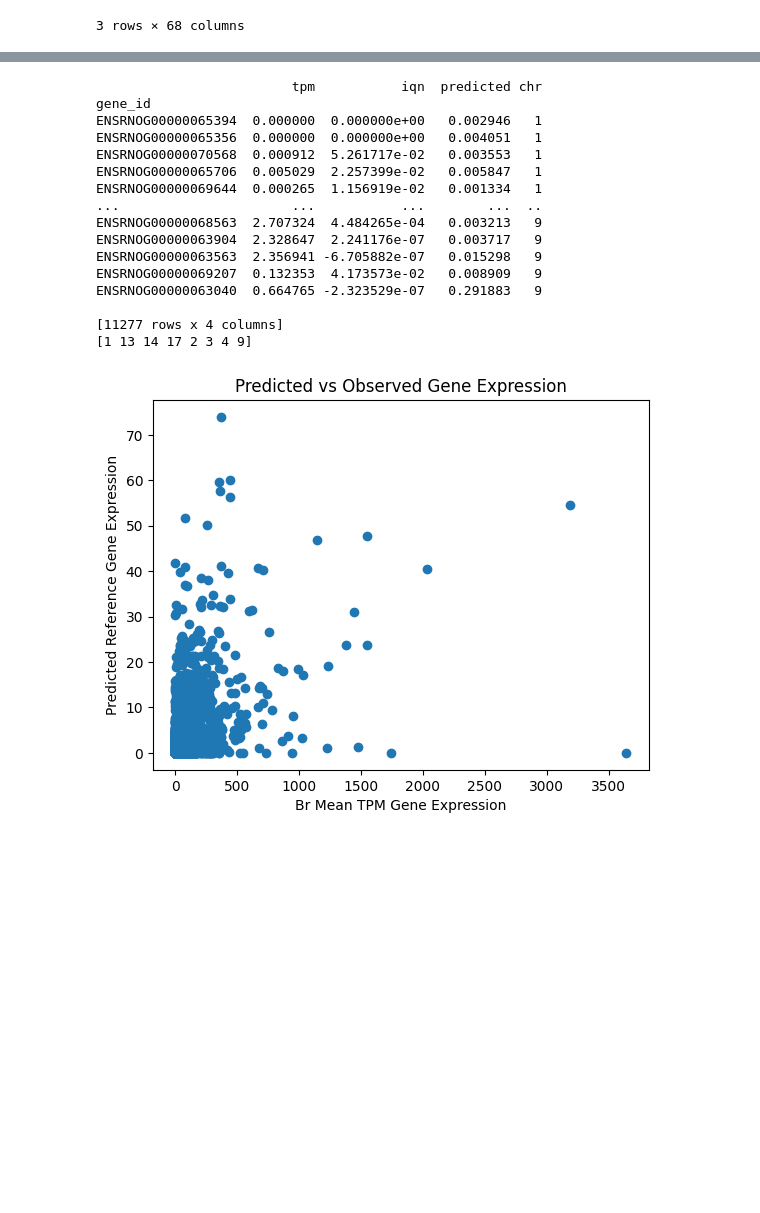
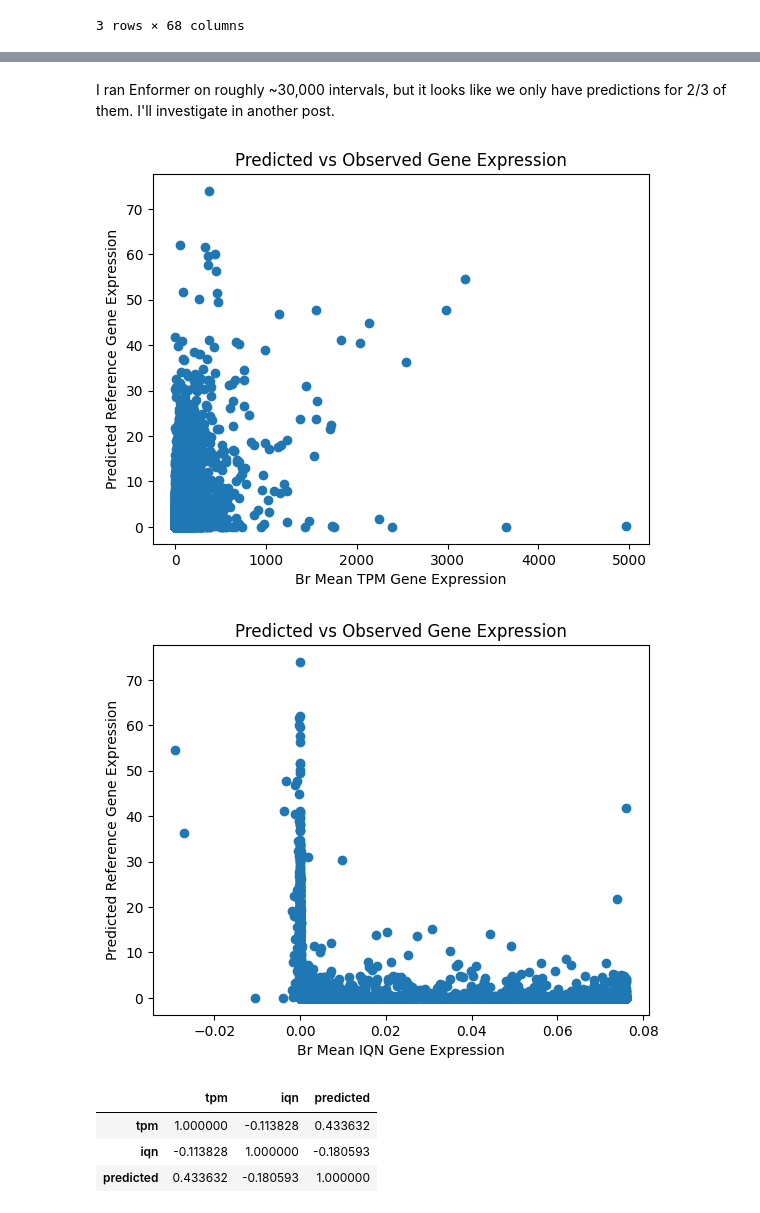
Before and after one commit to hakyimlab/sabrina-deep-learning-in-genomics, a Jupyter notebook: posts/2023-08-10-correlation-across-genes/index.ipynb, the cells around one changed output, grey strips where cells are left out. Saved outputs shown, nothing was run; the diff lists cells and outputs as text; code cells hidden in the pictures; blank space fills up the shorter version.

Commit message:
update with plots and correlation table

```diff
--- a/posts/2023-08-10-correlation-across-genes/index.ipynb
+++ b/posts/2023-08-10-correlation-across-genes/index.ipynb
@@ -103,18 +103,21 @@ annot_df.head(3)
 | ENSRNOG00000070901 | Irgq | 1 | 80123925 | 80131881 | + | 80123925 | immunity-related GTPase Q | True | True | ... |
 3 rows × 68 columns
 # %%
-for gene in corr_df.index:
-    gene_annot = annot_df.loc[gene]
-    corr_df['chr'].loc[gene] = gene_annot['chromosome']
-    interval = f"chr{gene_annot['chromosome']}_{gene_annot['tss']}_{gene_annot['tss']}"
-    path = os.path.join(predictions_dir, f"{interval}_predictions.h5")
-    if os.path.isfile(path):
-        predictions = h5py.File(path, "r")
-        pred_expr = np.average(predictions[interval][446:450, 4980])
-        corr_df['predicted'].loc[gene] = pred_expr
-    else:
-        continue
+# for gene in corr_df.index:
+#     gene_annot = annot_df.loc[gene]
+#     corr_df['chr'].loc[gene] = gene_annot['chromosome']
+#     interval = f"chr{gene_annot['chromosome']}_{gene_annot['tss']}_{gene_annot['tss']}"
+#     path = os.path.join(predictions_dir, f"{interval}_predictions.h5")
+#     if os.path.isfile(path):
+#         predictions = h5py.File(path, "r")
+#         pred_expr = np.average(predictions[interval][446:450, 4980])
+#         corr_df['predicted'].loc[gene] = pred_expr
+#     else:
+#         continue
 
+
+# corr_df.dropna().to_csv("reference_epigenome_predicted_vs_observed.csv", index=True)
+
+corr_df = pd.read_csv("reference_epigenome_predicted_vs_observed.csv", header = 0, index_col = 'gene_id')
 print(corr_df)
-corr_df.dropna().to_csv("reference_epigenome_predicted_vs_observed.csv", index=True)
 # %% [output]
@@ -140,37 +139,41 @@ ENSRNOG00000069552  0.001088  0.017464   0.001822   Y
+# %% [markdown]
+I ran Enformer on roughly ~30,000 intervals, but it looks like we only have predictions for 2/3 of them. I'll investigate in another post.
 # %%
 # Drop rows with NaN values
 corr_df = corr_df.dropna()
 
-# Subset to autosomal genes
-subset_df = corr_df[corr_df['chr'].apply(lambda x: type(x) is int)]
-print(subset_df)
-print(subset_df['chr'].unique())
-
 # Create a scatter plot with colors based on column z
-plt.scatter(subset_df['tpm'], subset_df['predicted'])
+plt.scatter(corr_df['tpm'], corr_df['predicted'])
 
 # Set labels and title
 plt.xlabel('Br Mean TPM Gene Expression')
 plt.ylabel('Predicted Reference Gene Expression')
 plt.title('Predicted vs Observed Gene Expression')
 
 # Show the plot
 plt.show()
 # %% [output]
-                         tpm           iqn  predicted chr
-gene_id
-ENSRNOG00000065394  0.000000  0.000000e+00   0.002946   1
-ENSRNOG00000065356  0.000000  0.000000e+00   0.004051   1
-ENSRNOG00000070568  0.000912  5.261717e-02   0.003553   1
-ENSRNOG00000065706  0.005029  2.257399e-02   0.005847   1
-ENSRNOG00000069644  0.000265  1.156919e-02   0.001334   1
-...                      ...           ...        ...  ..
-ENSRNOG00000068563  2.707324  4.484265e-04   0.003213   9
-ENSRNOG00000063904  2.328647  2.241176e-07   0.003717   9
-ENSRNOG00000063563  2.356941 -6.705882e-07   0.015298   9
-ENSRNOG00000069207  0.132353  4.173573e-02   0.008909   9
-ENSRNOG00000063040  0.664765 -2.323529e-07   0.291883   9
-
-[11277 rows x 4 columns]
-[1 13 14 17 2 3 4 9]
-[figure, old version]
+[figure, new version]
+# %%
+# Drop rows with NaN values
+corr_df = corr_df.dropna()
+
+# Create a scatter plot with colors based on column z
+plt.scatter(corr_df['iqn'], corr_df['predicted'])
+
+# Set labels and title
+plt.xlabel('Br Mean IQN Gene Expression')
+plt.ylabel('Predicted Reference Gene Expression')
+plt.title('Predicted vs Observed Gene Expression')
+
+# Show the plot
+plt.show()
+# %% [output]
+[figure, added]
+# %%
+corr_df.corr()
+# %% [output]
+|  | tpm | iqn | predicted |
+| tpm | 1.000000 | -0.113828 | 0.433632 |
+| iqn | -0.113828 | 1.000000 | -0.180593 |
+| predicted | 0.433632 | -0.180593 | 1.000000 |
```
Also changed, not shown: parts of 4 cells of this notebook.
